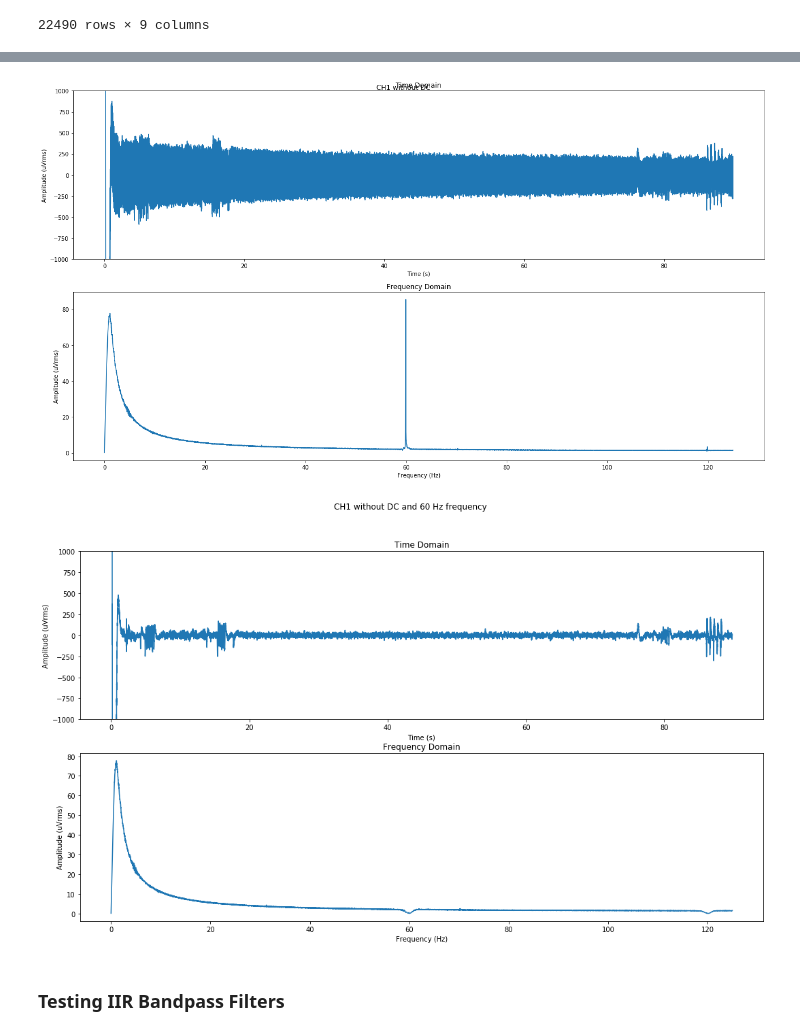
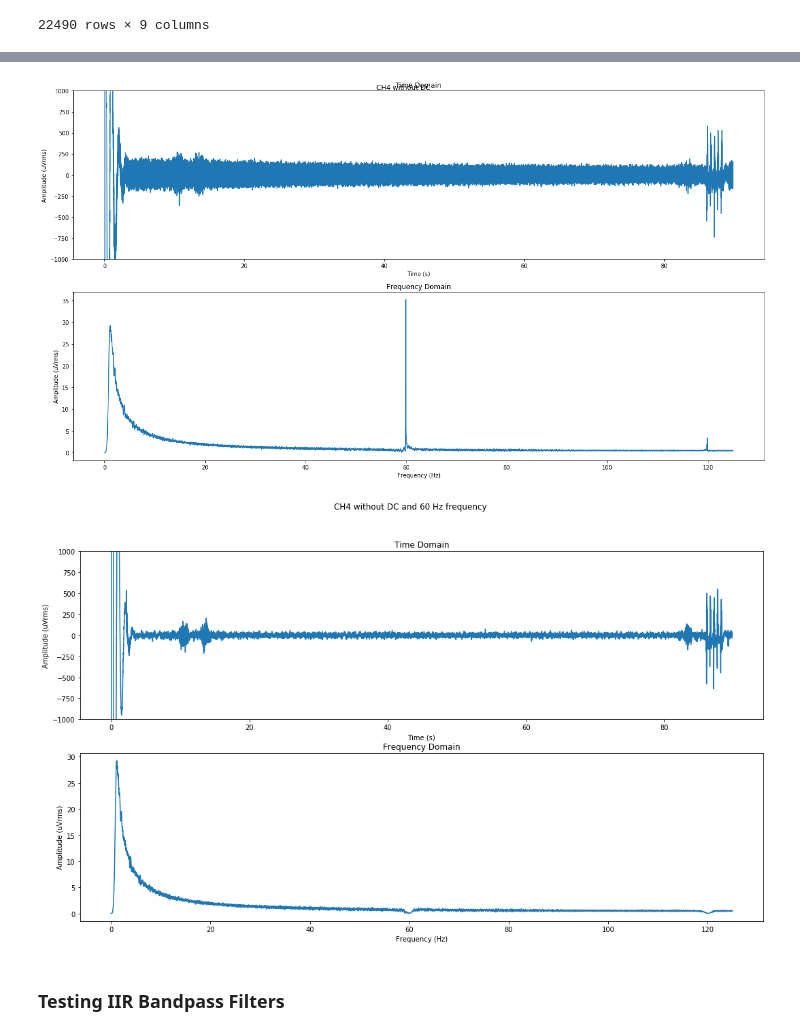
Before and after one commit to atarixGB/polycortex-projet-ete2020, a Jupyter notebook: sample_eeg_filtering.ipynb, the cells around one changed output, grey strips where cells are left out. Saved outputs shown, nothing was run; the diff lists cells and outputs as text; code cells hidden in the pictures.

```diff
--- a/sample_eeg_filtering.ipynb
+++ b/sample_eeg_filtering.ipynb
@@ -42,7 +42,7 @@ eeg_dataframe
 # Constants
 SAMPLING_RATE = 250.0 # assume OpenBCI sample rate
 NYQUIST = SAMPLING_RATE/2.0
-NO_CHANNEL = 'CH1'
+NO_CHANNEL = 'CH4'
 CHANNEL = eeg_dataframe[NO_CHANNEL]
 TIMESTAMP = eeg_dataframe['Timestamps']
 # %%
@@ -59,36 +130,36 @@ plt.show()
 # %%
 # Remove DC
-b, a = signal.butter(2, 1.0/NYQUIST, 'highpass') # get coefficients
+b, a = signal.butter(5, 1.0/NYQUIST, 'highpass') # get coefficients
 filtered_data = signal.lfilter(b, a, CHANNEL, 0) # apply filter to signal
 
 # Apply FFT
 fourier = fftpack.fft(filtered_data)/len(filtered_data) # apply FFT
 fourier = fourier[range(int(len(filtered_data)/2))] # remove sampling frequency
 
 nb_samples = len(filtered_data)
 values = np.arange(int(nb_samples/2))
 period = nb_samples/SAMPLING_RATE
 frequencies = values/period
 
 # Plot
 fig, axis = plt.subplots(2, figsize=[18,10])
 fig.suptitle(NO_CHANNEL + ' without DC')
 
 axis[0].set_title('Time Domain')
 axis[0].set_xlabel('Time (s)')
 axis[0].set_ylabel('Amplitude (uVrms)')
 axis[0].set_ylim([-1000,1000])
 axis[0].plot(TIMESTAMP, filtered_data)
 
 axis[1].set_title('Frequency Domain')
 axis[1].set_xlabel('Frequency (Hz)')
 axis[1].set_ylabel('Amplitude (uVrms)')
 axis[1].plot(frequencies, abs(fourier))
 
 plt.tight_layout()
 plt.show()
 # %% [output]
-[figure, old version]
+[figure, new version]
 # %%
 ## Notch filters
 
@@ -123,7 +194,7 @@ axis[1].plot(frequencies, abs(fourier))
 
 plt.show()
 # %% [output]
-[figure, old version]
+[figure, new version]
 # %% [markdown]
 ### Testing IIR Bandpass Filters
 # %%
```
Also changed, not shown: parts of 5 cells of this notebook.
